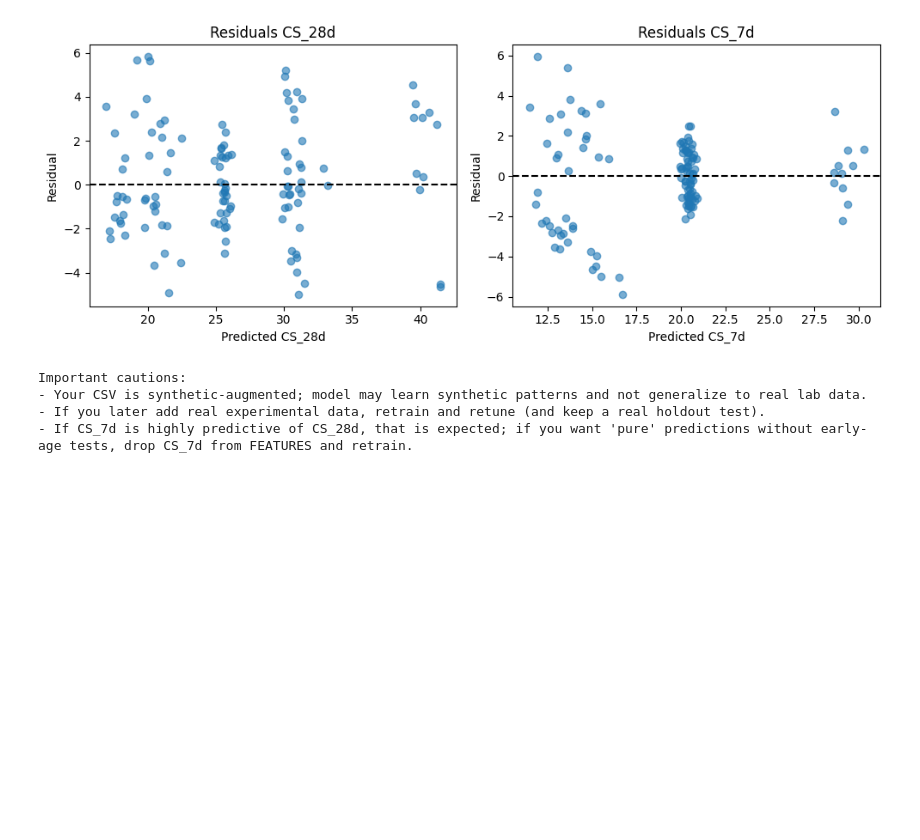
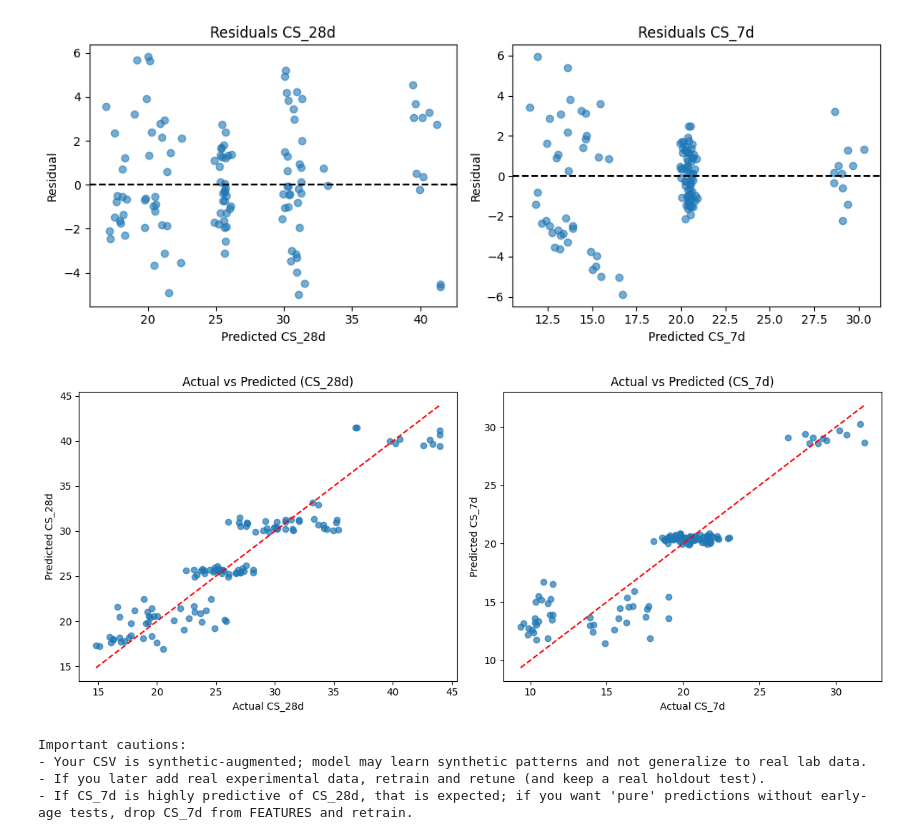
Before and after one commit to baranwalakarsh/concrete-strength-predictor, a Jupyter notebook: notebook/model.ipynb, the cells around one changed output. Cells and saved outputs as stored; diff of their text form; code cells hidden in the pictures; blank space fills up the shorter version.

Commit message:
update evaluation plots and fixes

```diff
--- a/notebook/model.ipynb
+++ b/notebook/model.ipynb
@@ -36,7 +36,7 @@ from sklearn.linear_model import LinearRegression
 from sklearn.metrics import r2_score, mean_squared_error, mean_absolute_error
 # %%
 
-CSV_PATH = 'pet_dataset_600rows.csv'   # change if needed
+CSV_PATH = '../dataset/pet_dataset_600rows.csv' # change if needed
 RANDOM_STATE = 42
 TEST_SIZE = 0.20
 N_JOBS = -1
@@ -414,6 +415,42 @@ plt.tight_layout()
 plt.show()
 # %% [output]
 [figure]
+# %%
+# 12.5) Actual vs Predicted plots
+# ---------------------------
+
+plt.figure(figsize=(12,5))
+
+# ---- CS_28d ----
+plt.subplot(1,2,1)
+plt.scatter(y_test.iloc[:,1], y_pred_test[:,1], alpha=0.7)
+
+# Perfect prediction line
+min_val = min(y_test.iloc[:,1].min(), y_pred_test[:,1].min())
+max_val = max(y_test.iloc[:,1].max(), y_pred_test[:,1].max())
+plt.plot([min_val, max_val], [min_val, max_val], 'r--')
+
+plt.xlabel("Actual CS_28d")
+plt.ylabel("Predicted CS_28d")
+plt.title("Actual vs Predicted (CS_28d)")
+
+
+# ---- CS_7d ----
+plt.subplot(1,2,2)
+plt.scatter(y_test.iloc[:,0], y_pred_test[:,0], alpha=0.7)
+
+min_val = min(y_test.iloc[:,0].min(), y_pred_test[:,0].min())
+max_val = max(y_test.iloc[:,0].max(), y_pred_test[:,0].max())
+plt.plot([min_val, max_val], [min_val, max_val], 'r--')
+
+plt.xlabel("Actual CS_7d")
+plt.ylabel("Predicted CS_7d")
+plt.title("Actual vs Predicted (CS_7d)")
+
+plt.tight_layout()
+plt.show()
+# %% [output]
+[figure, added]
 # %%
 # 13) Important cautions (printed)
 # ---------------------------
```
Also changed, not shown: parts of 9 cells of this notebook, 3 other files.
